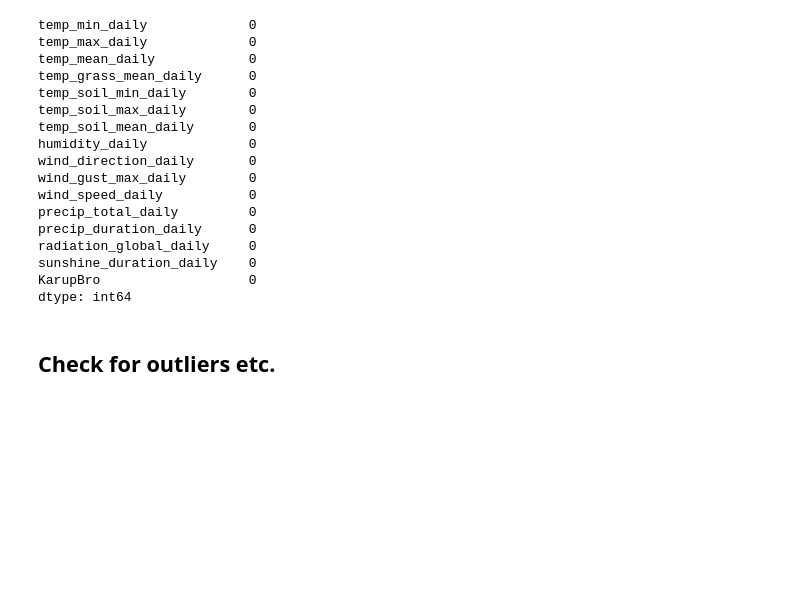
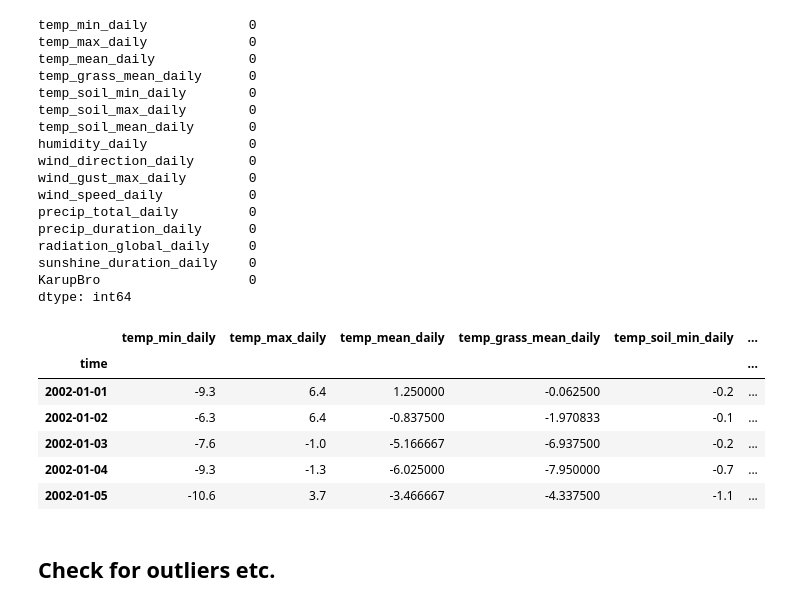
Before and after one commit to nicolaigarder/Forecasting-water-inflow, a Jupyter notebook: Data loading and handling/API_getting_data.ipynb, the cells around one changed output. Saved outputs shown, nothing was run; the diff lists cells and outputs as text; code cells hidden in the pictures; blank space fills up the shorter version.

```diff
--- a/Data loading and handling/API_getting_data.ipynb
+++ b/Data loading and handling/API_getting_data.ipynb
@@ -306,6 +358,72 @@ radiation_global_daily     0
 sunshine_duration_daily    0
 KarupBro                   0
 dtype: int64
+# %%
+import pandas as pd
+import numpy as np
+
+# --- Step 1: Calculate Saturation Vapor Pressure (es) ---
+# Using the temperatures (in °C) to compute es for both max and min.
+merged_df['es_max'] = 0.6108 * np.exp((17.27 * merged_df['temp_max_daily']) / (merged_df['temp_max_daily'] + 237.3))
+merged_df['es_min'] = 0.6108 * np.exp((17.27 * merged_df['temp_min_daily']) / (merged_df['temp_min_daily'] + 237.3))
+merged_df['es'] = (merged_df['es_max'] + merged_df['es_min']) / 2
+
+# --- Step 2: Calculate Actual Vapor Pressure (ea) ---
+# Assuming relative humidity is given in percentage.
+merged_df['ea'] = (merged_df['humidity_daily'] / 100.0) * merged_df['es']
+
+# --- Step 3: Calculate the Slope of the Saturation Vapor Pressure Curve (delta) ---
+# Using the daily mean temperature (°C)
+T = merged_df['temp_mean_daily']
+merged_df['delta'] = (4098 * (0.6108 * np.exp((17.27 * T) / (T + 237.3)))) / ((T + 237.3) ** 2)
+
+# --- Step 4: Calculate the Psychrometric Constant (gamma) ---
+# Convert pressure from hPa to kPa by dividing by 10.
+merged_df['gamma'] = 0.000665 * (1010.6 / 10)
+
+# --- Step 5: Convert Wind Speed from 10 m to 2 m ---
+# Using the logarithmic wind profile conversion factor.
+# Conversion factor: u2 = u10 * (4.87 / ln(67.8*10 - 5.42))
+conversion_factor = 4.87 / np.log(67.8 * 10 - 5.42)
+merged_df['u2'] = merged_df['wind_speed_daily'] * conversion_factor
+
+# --- Step 6: Estimate Net Radiation (Rn) ---
+# Using the daily global radiation (in MJ/m²/day) and an albedo of 0.23 for a reference grass surface.
+merged_df['Rns'] = (1 - 0.23) * merged_df['radiation_global_daily']
+# For simplicity, we assume the net longwave radiation is negligible,
+# so we set net radiation Rn approximately equal to Rns.
+merged_df['Rn'] = merged_df['Rns']
+
+# --- Step 7: Assume Soil Heat Flux (G) is Zero ---
+# For daily time steps, soil heat flux is often negligible.
+merged_df['G'] = 0
+
+# --- Step 8: Calculate ET0 using the FAO Penman–Monteith Equation ---
+# ET0 (mm/day) is calculated as:
+# ET0 = [0.408*delta*(Rn - G) + gamma*(900/(T+273))*u2*(es - ea)] / [delta + gamma*(1+0.34*u2)]
+merged_df['ET0'] = (
+    (0.408 * merged_df['delta'] * (merged_df['Rn'] - merged_df['G']) +
+     merged_df['gamma'] * (900 / (T + 273)) * merged_df['u2'] * (merged_df['es'] - merged_df['ea']))
+    /
+    (merged_df['delta'] + merged_df['gamma'] * (1 + 0.34 * merged_df['u2']))
+)
+
+# List the temporary columns to remove
+temp_columns = ['es_max', 'es_min', 'es', 'ea', 'delta', 'gamma', 'u2', 'Rns', 'Rn', 'G']
+
+# Remove the temporary columns that exist in merged_df, keeping the other variables (including ET0)
+merged_df = merged_df.drop(columns=[col for col in temp_columns if col in merged_df.columns])
+
+# Optionally, display the first few rows to verify that only the desired columns remain
+merged_df.head()
+# %% [output]
+|  | temp_min_daily | temp_max_daily | temp_mean_daily | temp_grass_mean_daily | temp_soil_min_daily | ... |
+| time |  |  |  |  |  | ... |
+| 2002-01-01 | -9.3 | 6.4 | 1.250000 | -0.062500 | -0.2 | ... |
+| 2002-01-02 | -6.3 | 6.4 | -0.837500 | -1.970833 | -0.1 | ... |
+| 2002-01-03 | -7.6 | -1.0 | -5.166667 | -6.937500 | -0.2 | ... |
+| 2002-01-04 | -9.3 | -1.3 | -6.025000 | -7.950000 | -0.7 | ... |
+| 2002-01-05 | -10.6 | 3.7 | -3.466667 | -4.337500 | -1.1 | ... |
 # %% [markdown]
 ## Check for outliers etc.
 # %%
```
Also changed, not shown: parts of 4 cells of this notebook, 5 other files.
